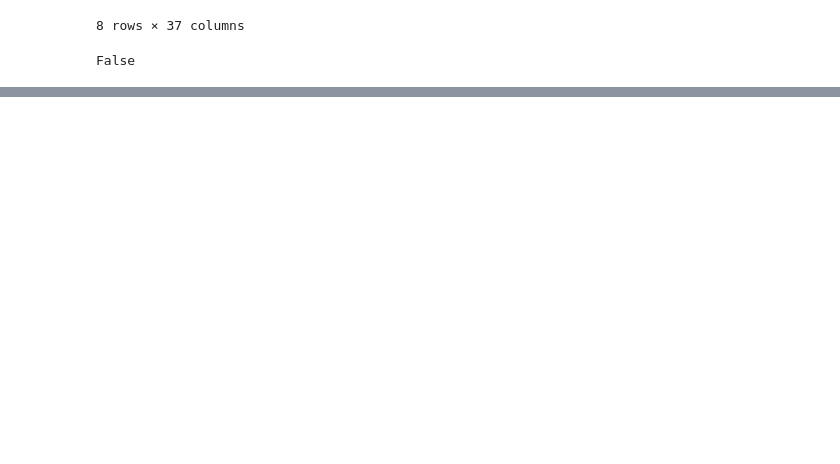
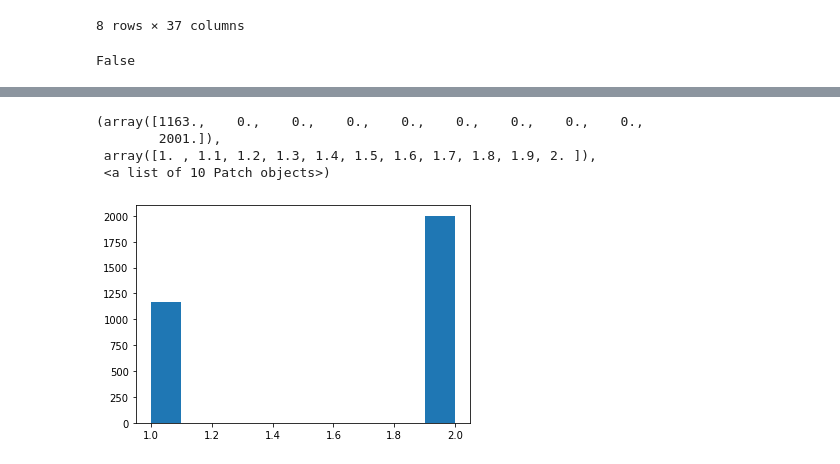
Before and after one commit to pulengmoru/mobile_money, a Jupyter notebook: mobile money.ipynb, the cells around one changed output, grey strips where cells are left out. Saved outputs shown, nothing was run; the diff lists cells and outputs as text; code cells hidden in the pictures; blank space fills up the shorter version.

```diff
--- a/mobile money.ipynb
+++ b/mobile money.ipynb
@@ -77,0 +97,2 @@ sns.countplot(cash_outlet.Q6)
+# %%
+non_mobile = cash_outlet[(cash_outlet.mobile_money_classification == 0) | (cash_outlet.mobile_money_classification == 1)]
@@ -77,0 +115,8 @@ sns.countplot(cash_outlet.Q6)
+# %%
+plt.hist(non_mobile.Q2)
+# %% [output]
+(array([1163.,    0.,    0.,    0.,    0.,    0.,    0.,    0.,    0.,
+        2001.]),
+ array([1. , 1.1, 1.2, 1.3, 1.4, 1.5, 1.6, 1.7, 1.8, 1.9, 2. ]),
+ <a list of 10 Patch objects>)
+[figure, added]
```
Also changed, not shown: parts of 7 cells of this notebook, 1 other file.
